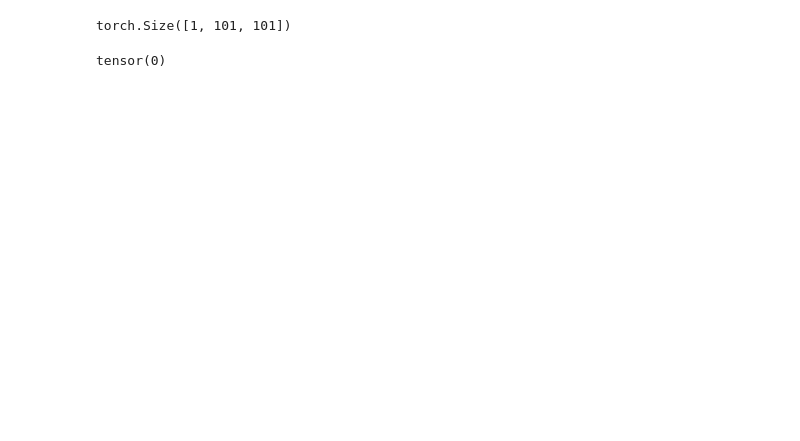
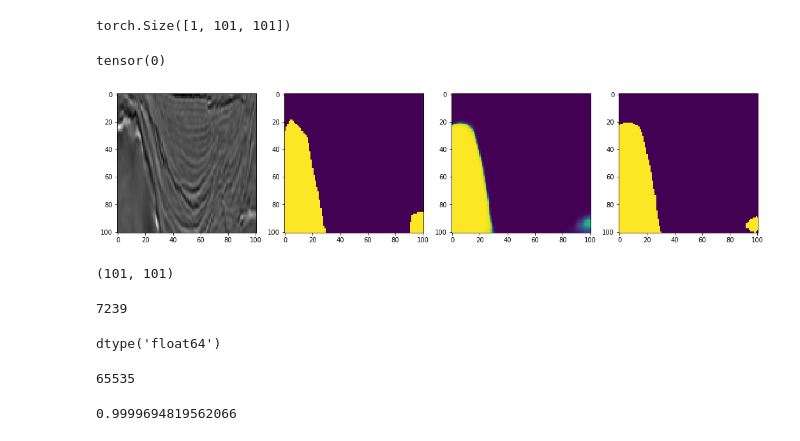
Before and after one commit to windsurfer7563/proj_kaggle_salt, a Jupyter notebook: notebooks/EDA.ipynb, the cells around one changed output. Drawn from its saved outputs; the diff is of its cells as text; code cells hidden in the pictures; blank space fills up the shorter version.

```diff
--- a/notebooks/EDA.ipynb
+++ b/notebooks/EDA.ipynb
@@ -80,3 +89,45 @@ torch.Size([1, 101, 101])
 (mask1[0]==1).sum()
 # %% [output]
 tensor(0)
+# %%
+pred_dir = '../data/predictions/'
+train_dir = '../data/train/'
+def show_image(file_name):
+    global mask, mask_pred
+    img = imread(train_dir + "images/" + file_name)
+    mask = imread(train_dir + "masks/" + file_name)
+    mask_pred = img_as_float(imread(pred_dir + file_name))
+    fig = plt.figure(figsize = (18,6))
+    fig.add_subplot(1,4,1)
+    plt.imshow(img)
+    fig.add_subplot(1,4,2)
+    plt.imshow(mask)
+    fig.add_subplot(1,4,3)
+    plt.imshow(mask_pred)
+    fig.add_subplot(1,4,4)
+    plt.imshow((mask_pred>0.2))
+#show_image('6c793e5879.png')
+#show_image('6a1fe1a81e.png')
+show_image('08f3346b8a.png')
+# %% [output]
+[figure, added]
+# %%
+mask.shape
+# %% [output]
+(101, 101)
+# %%
+(mask_pred>0).sum()
+# %% [output]
+7239
+# %%
+mask_pred.dtype
+# %% [output]
+dtype('float64')
+# %%
+mask.max()
+# %% [output]
+65535
+# %%
+mask_pred.max()
+# %% [output]
+0.9999694819562066
```
Also changed, not shown: parts of 5 cells of this notebook, 6 other files.
